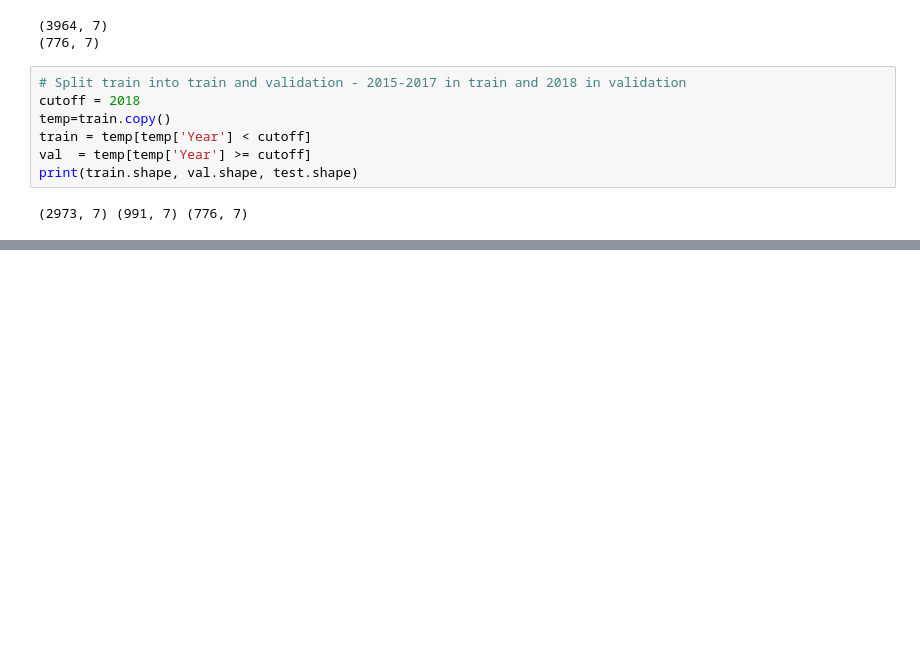
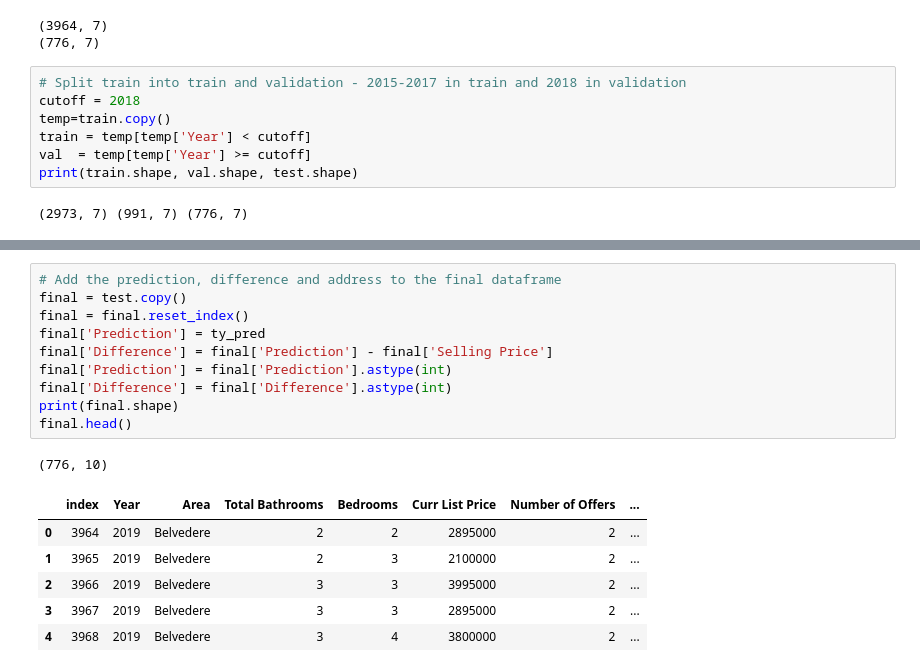
Before and after one commit to JimKing100/Multiple_Offers, a Jupyter notebook: model/XGBoost.ipynb, the cells around one changed output, grey strips where cells are left out. Saved outputs shown, nothing was run; the diff lists cells and outputs as text; blank space fills up the shorter version.

```diff
--- a/model/XGBoost.ipynb
+++ b/model/XGBoost.ipynb
@@ -117,3 +117,21 @@ Validation R^2: 0.9726460777954237
 
 Test Mean Absolute Error: 68002.4604945232
 Test R^2: 0.983941073468622
+# %%
+# Add the prediction, difference and address to the final dataframe
+final = test.copy()
+final = final.reset_index()
+final['Prediction'] = ty_pred
+final['Difference'] = final['Prediction'] - final['Selling Price']
+final['Prediction'] = final['Prediction'].astype(int)
+final['Difference'] = final['Difference'].astype(int)
+print(final.shape)
+final.head()
+# %% [output]
+(776, 10)
+|  | index | Year | Area | Total Bathrooms | Bedrooms | Curr List Price | Number of Offers | ... |
+| 0 | 3964 | 2019 | Belvedere | 2 | 2 | 2895000 | 2 | ... |
+| 1 | 3965 | 2019 | Belvedere | 2 | 3 | 2100000 | 2 | ... |
+| 2 | 3966 | 2019 | Belvedere | 3 | 3 | 3995000 | 2 | ... |
+| 3 | 3967 | 2019 | Belvedere | 3 | 3 | 2895000 | 2 | ... |
+| 4 | 3968 | 2019 | Belvedere | 3 | 4 | 3800000 | 2 | ... |
```
Also changed, not shown: parts of 4 cells of this notebook.
